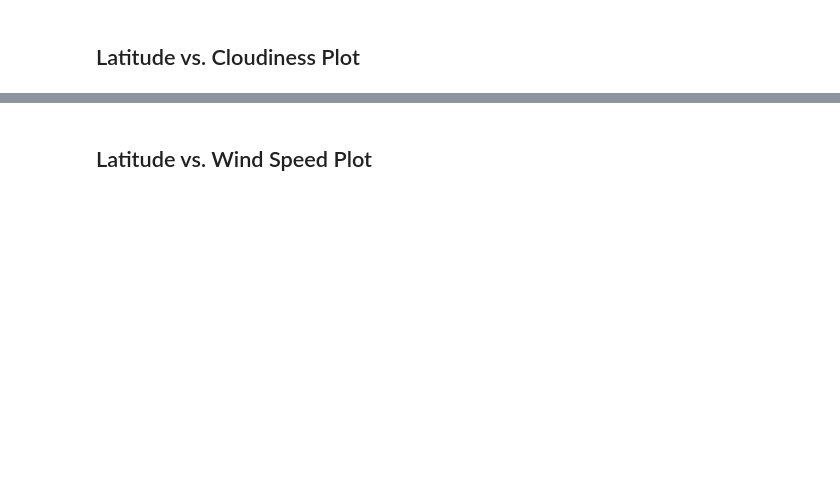
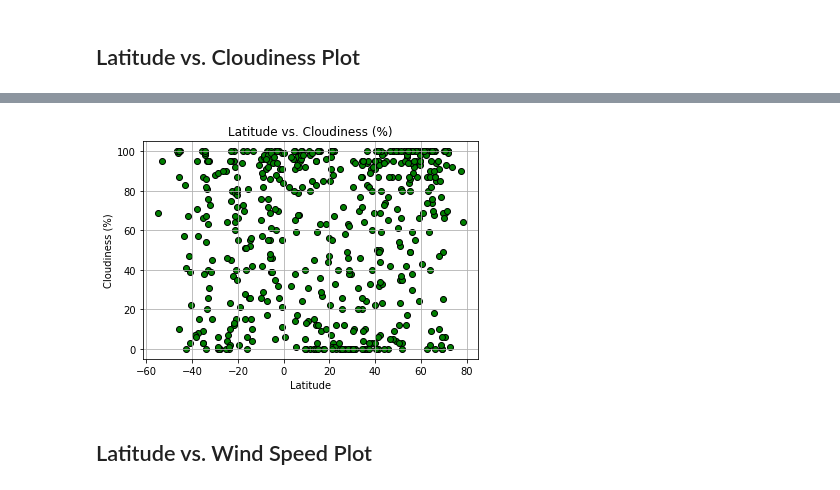
Before and after one commit to lrios215/python_API_HW, a Jupyter notebook: weatherpy/WeatherPy.ipynb, the cells around one changed output, grey strips where cells are left out. Cells and saved outputs as stored; diff of their text form; code cells hidden in the pictures; blank space fills up the shorter version.

```diff
--- a/weatherpy/WeatherPy.ipynb
+++ b/weatherpy/WeatherPy.ipynb
@@ -233,2 +257,18 @@ Int64Index([], dtype='int64')
+# %%
+lat = clean_city_weather["Latitude"]
+cloudiness = clean_city_weather["Cloudiness"]
+
+plt.scatter(clean_city_weather["Latitude"],clean_city_weather["Cloudiness"],facecolors="green",edgecolors="black")
+plt.title('Latitude vs. Cloudiness (%)')
+plt.xlabel('Latitude')
+plt.ylabel('Cloudiness (%)')
+plt.grid (b=True,which="major",axis="both",linestyle="-")
+
+#saving figure
+plt.savefig('output_weather/lat_cloudiness_plot.png')
+
+#This code is using matplotlib to create a scatter plot that analyzes the max temperature of a city and its cloudiness.
+# %% [output]
+[figure, added]
 # %% [markdown]
 ## Latitude vs. Wind Speed Plot
```
Also changed, not shown: parts of 43 cells of this notebook, 12 other files.
